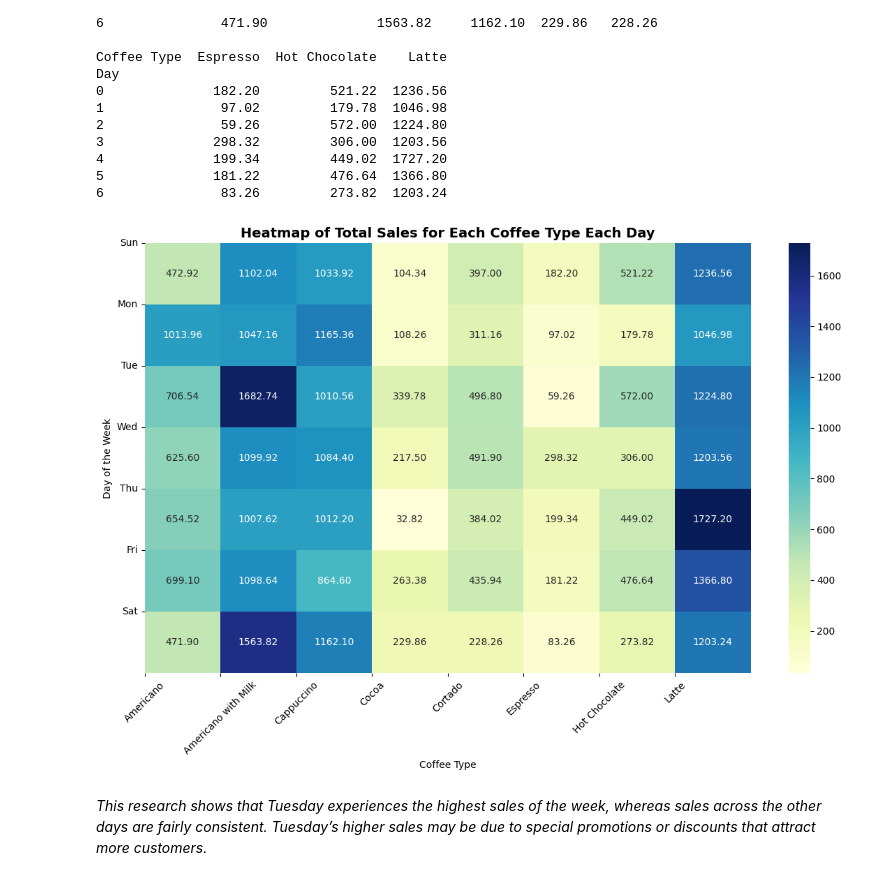
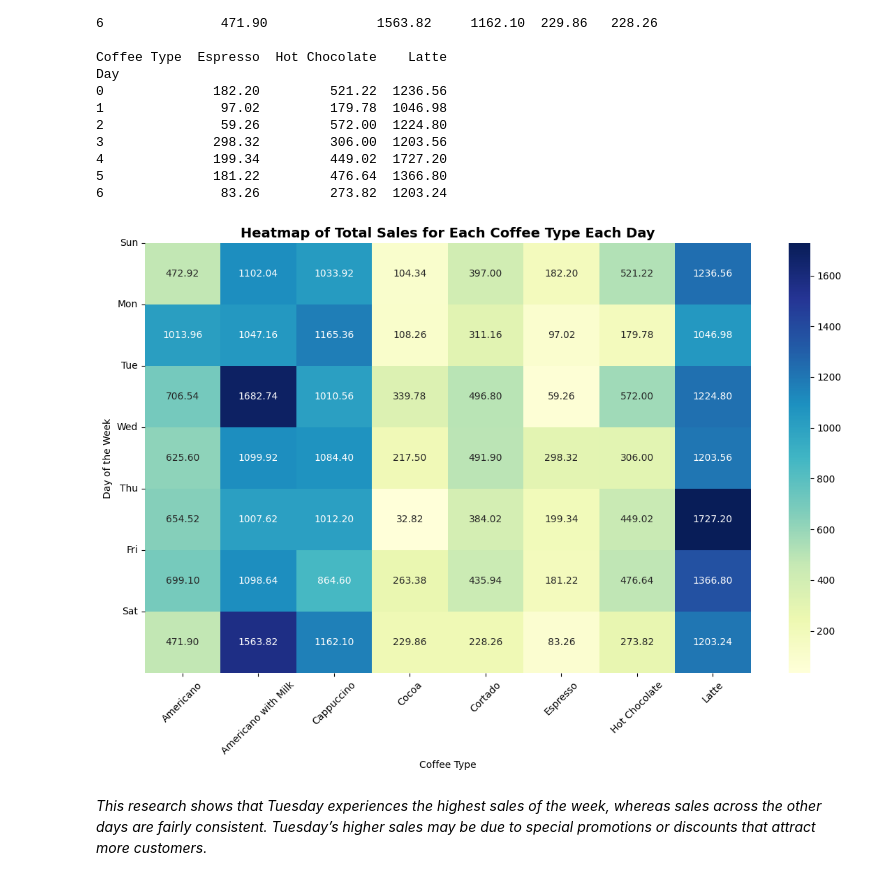
Before and after one commit to Viktoriia-Shalaieva/Coffee_Sales_Data_Analysis, a Jupyter notebook: Python/coffee_sales.ipynb, the cells around one changed output. Saved outputs shown, nothing was run; the diff lists cells and outputs as text; code cells hidden in the pictures.

Commit message:
changed plot_Heatmap of Total Sales for Each Coffee Type Each Day

```diff
--- a/Python/coffee_sales.ipynb
+++ b/Python/coffee_sales.ipynb
@@ -926,14 +926,14 @@ Day
 # %%
 plt.figure(figsize=(14, 8))
 sns.heatmap(weekday_coffee_sales_pivot, cmap='YlGnBu', annot=True, fmt='.2f')
 plt.title('Heatmap of Total Sales for Each Coffee Type Each Day', fontsize=14, fontweight='bold')
 plt.xlabel('Coffee Type')
 plt.ylabel('Day of the Week')
-plt.xticks(ticks=range(len(weekday_coffee_sales_pivot.columns)), labels=weekday_coffee_sales_pivot.columns, rotation=45)
+plt.xticks(rotation=45)
 plt.yticks(ticks=range(7), labels=['Sun', 'Mon', 'Tue', 'Wed', 'Thu', 'Fri', 'Sat'], rotation=0)
 plt.show()
 # %% [output]
-[figure, old version]
+[figure, new version]
 # %% [markdown]
 *This research shows that Tuesday experiences the highest sales of the week, whereas sales across the other days are fairly consistent. Tuesday’s higher sales may be due to special promotions or discounts that attract more customers.*
 # %% [markdown]
```
